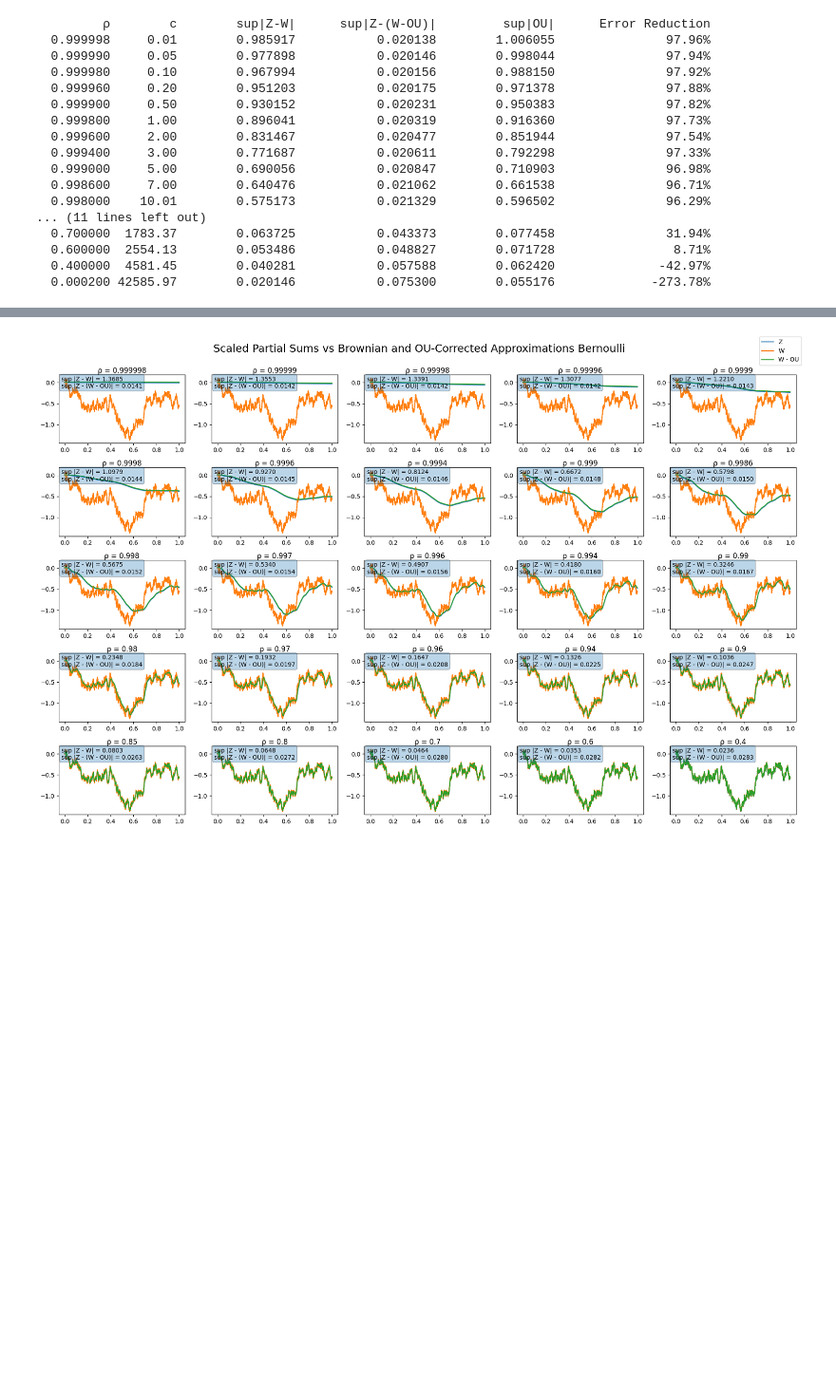
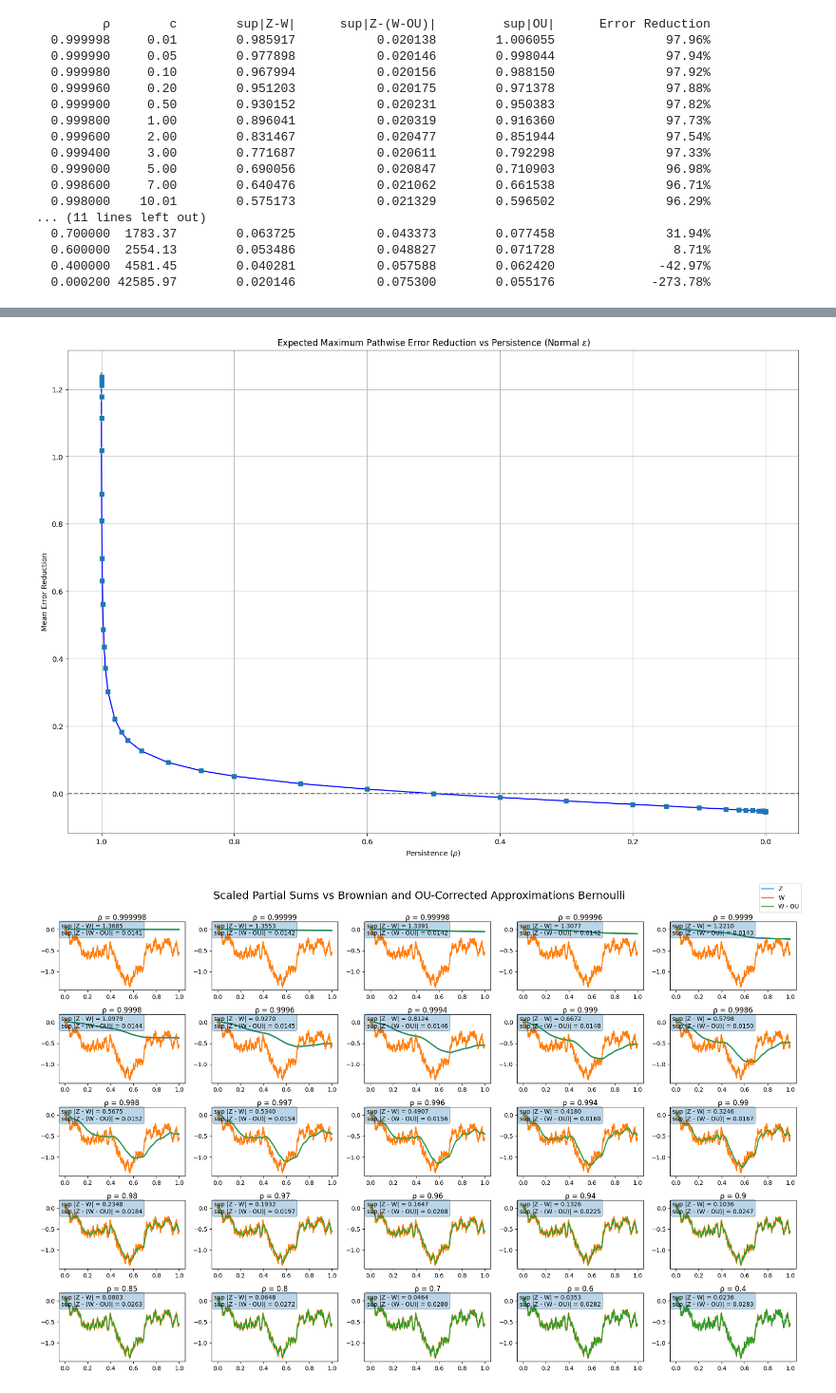
Before and after one commit to Shinyhunter95/Masters-Project, a Jupyter notebook: AR(1).ipynb, the cells around one changed output, grey strips where cells are left out. Shown at 95% size. Cells and saved outputs as stored; diff of their text form; code cells hidden in the pictures; blank space fills up the shorter version.

```diff
--- a/AR(1).ipynb
+++ b/AR(1).ipynb
@@ -497,3 +500,91 @@ for a in a_values:
+# %%
+import matplotlib.pyplot as plt
+import numpy as np
+
+# ---------------------------------
+# Parameters
+# ---------------------------------
+
+data = [
+    [0.999998, 0.01, 1.224666, 0.007060, 98.929, 0.014, 1.210776, 1.238529],
+    [0.999990, 0.05, 1.236810, 0.007254, 98.948, 0.014, 1.223037, 1.250903],
+    [0.999980, 0.10, 1.211905, 0.006946, 98.917, 0.014, 1.197889, 1.225672],
+    [0.999960, 0.20, 1.177140, 0.006644, 98.907, 0.014, 1.163957, 1.189704],
+    [0.999900, 0.50, 1.114222, 0.005948, 98.864, 0.014, 1.102759, 1.125775],
+    [0.999800, 1.00, 1.017909, 0.004843, 98.774, 0.015, 1.008125, 1.027393],
+    [0.999600, 2.00, 0.889497, 0.003711, 98.632, 0.016, 0.882479, 0.896783],
+    [0.999400, 3.00, 0.810308, 0.003059, 98.495, 0.017, 0.804519, 0.816270],
+    [0.999000, 5.00, 0.697315, 0.002329, 98.263, 0.019, 0.692697, 0.701882],
+    [0.998600, 7.00, 0.630722, 0.001939, 98.068, 0.021, 0.626953, 0.634503],
+    [0.998000, 10.01, 0.561854, 0.001590, 97.788, 0.023, 0.558672, 0.564933],
+    [0.997000, 15.02, 0.486635, 0.001227, 97.407, 0.026, 0.484179, 0.488929],
+    [0.996000, 20.04, 0.435356, 0.001049, 97.074, 0.028, 0.433272, 0.437422],
+    [0.994000, 30.09, 0.371450, 0.000794, 96.449, 0.033, 0.369876, 0.372985],
+    [0.990000, 50.25, 0.302040, 0.000593, 95.466, 0.039, 0.300940, 0.303213],
+    [0.980000, 101.01, 0.221651, 0.000391, 93.277, 0.051, 0.220901, 0.222434],
+    [0.970000, 152.30, 0.182318, 0.000306, 91.495, 0.057, 0.181707, 0.182902],
+    [0.960000, 204.11, 0.157732, 0.000253, 89.832, 0.064, 0.157234, 0.158219],
+    [0.940000, 309.38, 0.126503, 0.000200, 86.702, 0.074, 0.126109, 0.126890],
+    [0.900000, 526.80, 0.092387, 0.000141, 80.572, 0.086, 0.092110, 0.092660],
+    [0.850000, 812.59, 0.067751, 0.000107, 72.894, 0.097, 0.067543, 0.067963],
+    [0.800000, 1115.72, 0.051601, 0.000089, 65.116, 0.104, 0.051429, 0.051780],
+    [0.700000, 1783.37, 0.029100, 0.000066, 47.524, 0.108, 0.028969, 0.029231],
+    [0.600000, 2554.13, 0.013101, 0.000056, 26.417, 0.106, 0.012993, 0.013209],
+    [0.500000, 3465.74, -0.000029, 0.000049, -0.455, 0.119, -0.000124, 0.000065],
+    [0.400000, 4581.45, -0.011382, 0.000047, -35.928, 0.199, -0.011474, -0.011291],
+    [0.300000, 6019.86, -0.021975, 0.000048, -87.132, 0.411, -0.022069, -0.021878],
+    [0.200000, 8047.19, -0.032079, 0.000053, -169.893, 0.936, -0.032182, -0.031975],
+    [0.150000, 9485.60, -0.037037, 0.000054, -233.480, 1.472, -0.037145, -0.036929],
+    [0.100000, 11512.93, -0.042002, 0.000056, -332.281, 2.544, -0.042111, -0.041893],
+    [0.060000, 14067.05, -0.045988, 0.000059, -470.299, 4.532, -0.046099, -0.045872],
+    [0.040000, 16094.38, -0.048236, 0.000062, -573.742, 6.558, -0.048355, -0.048119],
+    [0.030000, 17532.79, -0.049214, 0.000061, -683.693, 8.751, -0.049334, -0.049091],
+    [0.020000, 19560.12, -0.050288, 0.000062, -791.260, 11.976, -0.050408, -0.050161],
+    [0.010000, 23025.85, -0.051263, 0.000062, -998.099, 19.717, -0.051383, -0.051137],
+    [0.006000, 25579.98, -0.051667, 0.000063, -1181.023, 29.133, -0.051793, -0.051544],
+    [0.004000, 27607.30, -0.051864, 0.000063, -1212.136, 31.651, -0.051987, -0.051744],
+    [0.003000, 29045.71, -0.051908, 0.000063, -1353.944, 41.838, -0.052032, -0.051792],
+    [0.002000, 31073.04, -0.052084, 0.000063, -1539.186, 53.732, -0.052211, -0.051959],
+    [0.001400, 32856.42, -0.052218, 0.000064, -1539.103, 58.081, -0.052347, -0.052092],
+    [0.001000, 34538.78, -0.052234, 0.000064, -1709.938, 84.157, -0.052359, -0.052108],
+    [0.000600, 37092.90, -0.052183, 0.000061, -1826.849, 97.460, -0.052300, -0.052063],
+    [0.000400, 39120.23, -0.052378, 0.000063, -1873.152, 108.171, -0.052504, -0.052257],
+    [0.000200, 42585.97, -0.052225, 0.000062, -1937.724, 129.151, -0.052345, -0.052100],
+    [0.000100, 46051.70, -0.052240, 0.000061, -2161.994, 224.831, -0.052363, -0.052122],
+    [0.000040, 50633.16, -0.052235, 0.000064, -2068.782, 153.845, -0.052358, -0.052111],
+    [0.000020, 54098.89, -0.052232, 0.000062, -2703.612, 417.298, -0.052351, -0.052112],
+    [0.000010, 57564.63, -0.052339, 0.000063, -3131.351, 410.329, -0.052465, -0.052215],
+    [0.000002, 65611.82, -0.052281, 0.000063, -3702.137, 1247.629, -0.052405, -0.052158],
+]
+
+arr = np.array(data)
+
+rho = arr[:,0]
+mean_D = arr[:,2]
+se_D = arr[:,3]
+ci_low = arr[:,6]
+ci_high = arr[:,7]
+
+yerr = np.vstack([
+    mean_D - ci_low,
+    ci_high - mean_D
+])
+
+# ---------------------------------
+# Plot
+# ---------------------------------
+
+plt.figure(figsize=(18, 12))
+plt.plot(rho, mean_D, color ='blue')
+plt.axhline(0, linestyle='--', color='gray', linewidth=1.5)
+plt.xlabel(r'Persistence $(\rho)$')
+plt.ylabel('Mean Error Reduction')
+plt.title('Expected Maximum Pathwise Error Reduction vs Persistence (Normal $\u03B5$)')
+plt.errorbar(rho, mean_D, yerr=yerr, fmt='s')
+plt.gca().invert_xaxis()
+plt.grid(True)
+# %% [output]
+[figure, added]
 # %%
 import numpy as np
 import matplotlib.pyplot as plt
```
Also changed, not shown: parts of 4 cells of this notebook.
